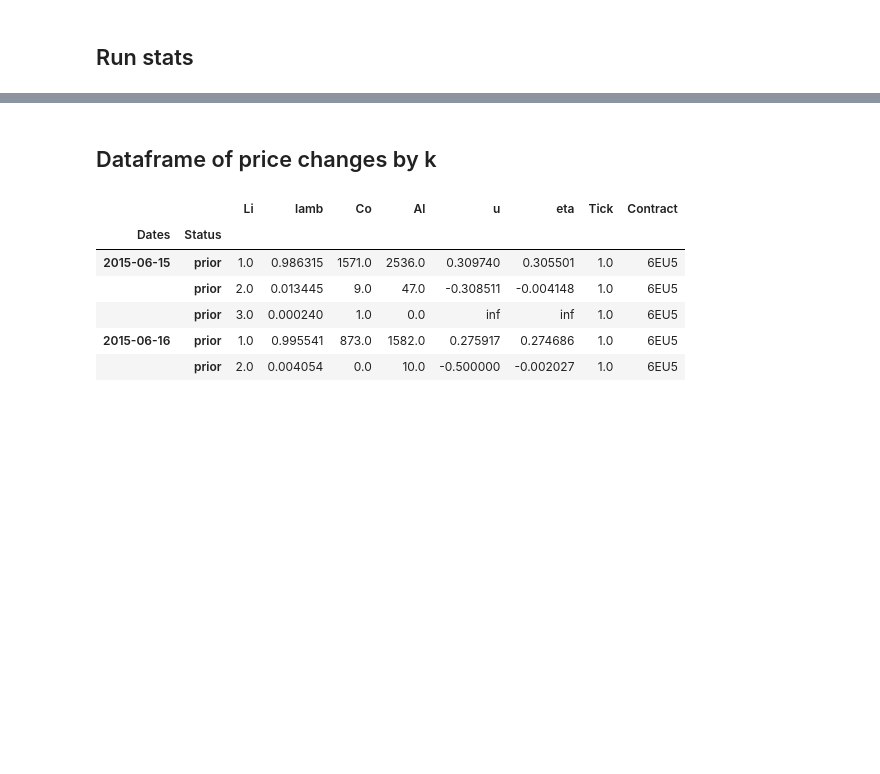
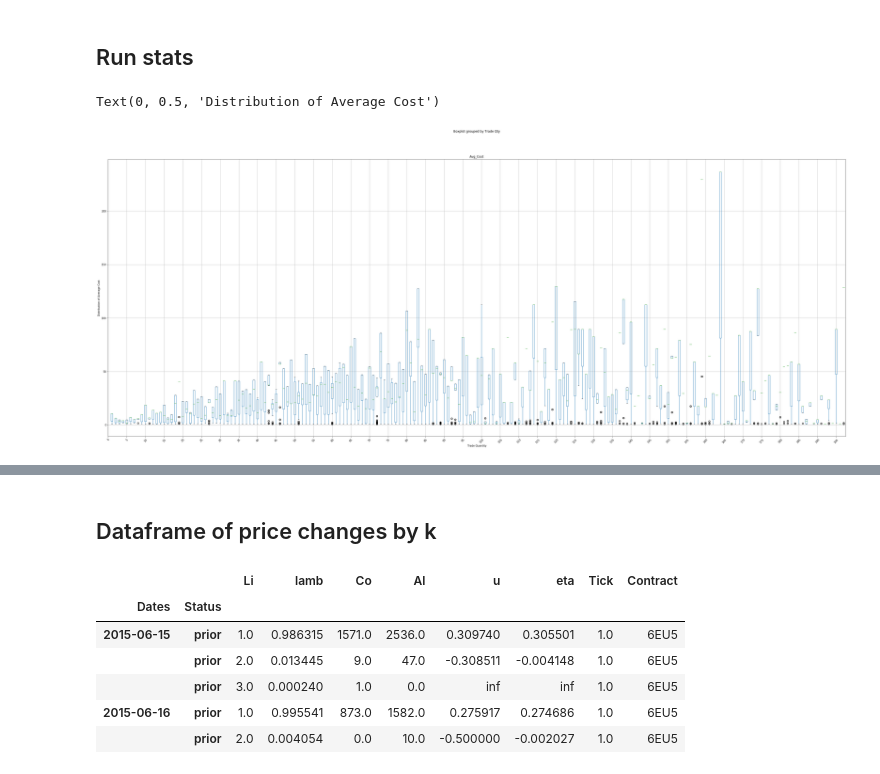
Before and after one commit to fagan2888/UZStats, a Jupyter notebook: CME_Tick_Changes.ipynb, the cells around one changed output, grey strips where cells are left out. Cells and saved outputs as stored; diff of their text form; code cells hidden in the pictures; blank space fills up the shorter version.

```diff
--- a/CME_Tick_Changes.ipynb
+++ b/CME_Tick_Changes.ipynb
@@ -256,6 +256,24 @@ DF_STATS_EUR['Dates'] = pd.to_datetime(EUR_PRIOR_CDATES['Date'], format='%Y%m%d'
 DF_STATS_EUR['Tick'] = EUR_PRIOR_CDATES['Tick']
 DF_STATS_EUR['Status'] = EUR_PRIOR_CDATES['Status']
 DF_STATS_EUR.set_index(['Dates'], inplace=True)
+# %%
+COST_STATS_EUR = pd.DataFrame()
+for j in range(len(FILES_EUR_PRIOR_COSTtrades)):
+  df = pd.read_csv(FILES_EUR_PRIOR_COSTtrades[j], index_col=0)
+  new_df = df.loc[df.index.repeat(df['Avg_Cost'])].assign(Dates=pd.to_datetime(EUR_PRIOR_CDATES['Date'].iloc[j], format='%Y%m%d')).reset_index(drop=True)
+  #new_df.head()
+  COST_STATS_EUR = COST_STATS_EUR.append(new_df)
+# %%
+idx_cost = COST_STATS_EUR['Trade Qty']<200
+boxplot = COST_STATS_EUR[idx_cost].boxplot(by='Trade Qty', grid=True,  figsize=(50,20), )
+pct_labels = np.arange(0, 200, 5)
+boxplot.set_xticks(pct_labels)
+boxplot.set_xticklabels(pct_labels, rotation=45)
+boxplot.set_xlabel("Trade Quantity")
+boxplot.set_ylabel("Distribution of Average Cost")
+# %% [output]
+Text(0, 0.5, 'Distribution of Average Cost')
+[figure, added]
 # %%
 DF_STATS_EUR.head()
 # %% [output]
```
Also changed, not shown: parts of 1 cell of this notebook.
